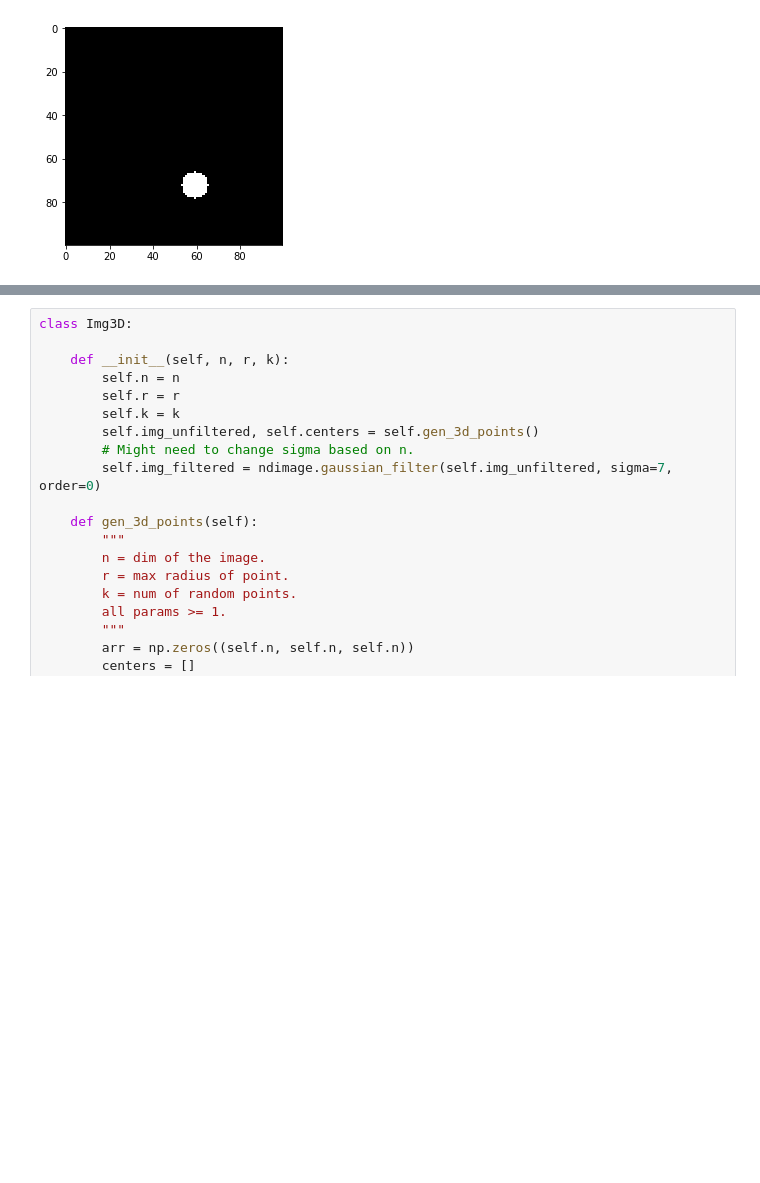
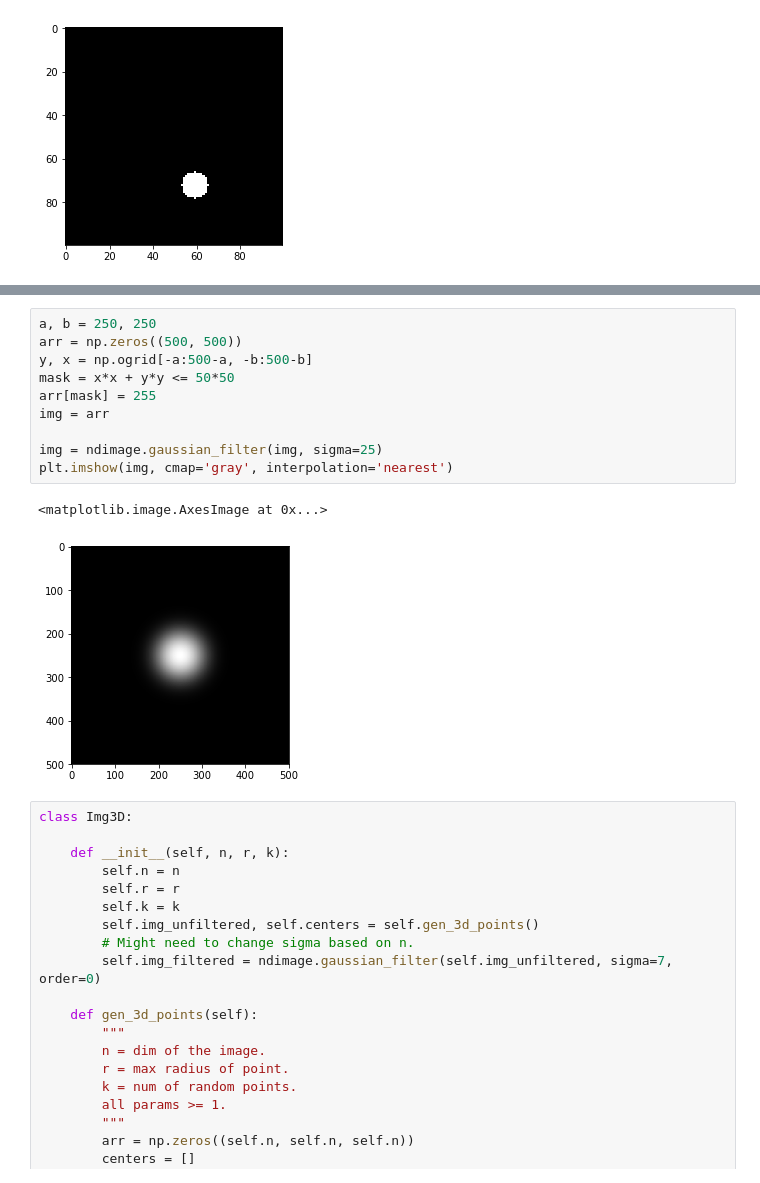
Before and after one commit to ellinzhao/diffuser-dataset, a Jupyter notebook: new_data.ipynb, the cells around one changed output, grey strips where cells are left out. Saved outputs shown, nothing was run; the diff lists cells and outputs as text; blank space fills up the shorter version.

```diff
--- a/new_data.ipynb
+++ b/new_data.ipynb
@@ -88,3 +131,16 @@ plt.imshow(np.real(fftpack.fftshift(fft_d)), cmap='gray', interpolation='nearest
+# %%
+a, b = 250, 250
+arr = np.zeros((500, 500))
+y, x = np.ogrid[-a:500-a, -b:500-b]
+mask = x*x + y*y <= 50*50
+arr[mask] = 255
+img = arr
+
+img = ndimage.gaussian_filter(img, sigma=25)
+plt.imshow(img, cmap='gray', interpolation='nearest')
+# %% [output]
+<matplotlib.image.AxesImage at 0x...>
+[figure, added]
 # %%
 class Img3D:
 
```
Also changed, not shown: parts of 6 cells of this notebook, 1 other file.
